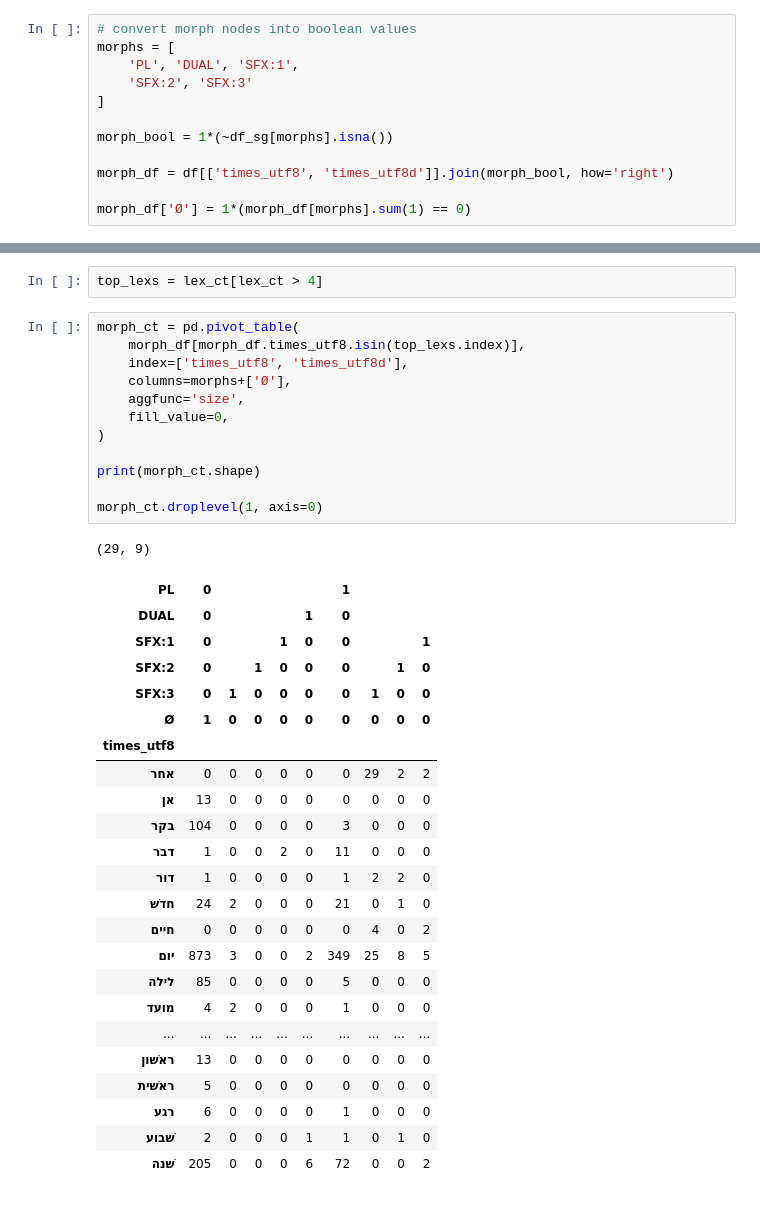
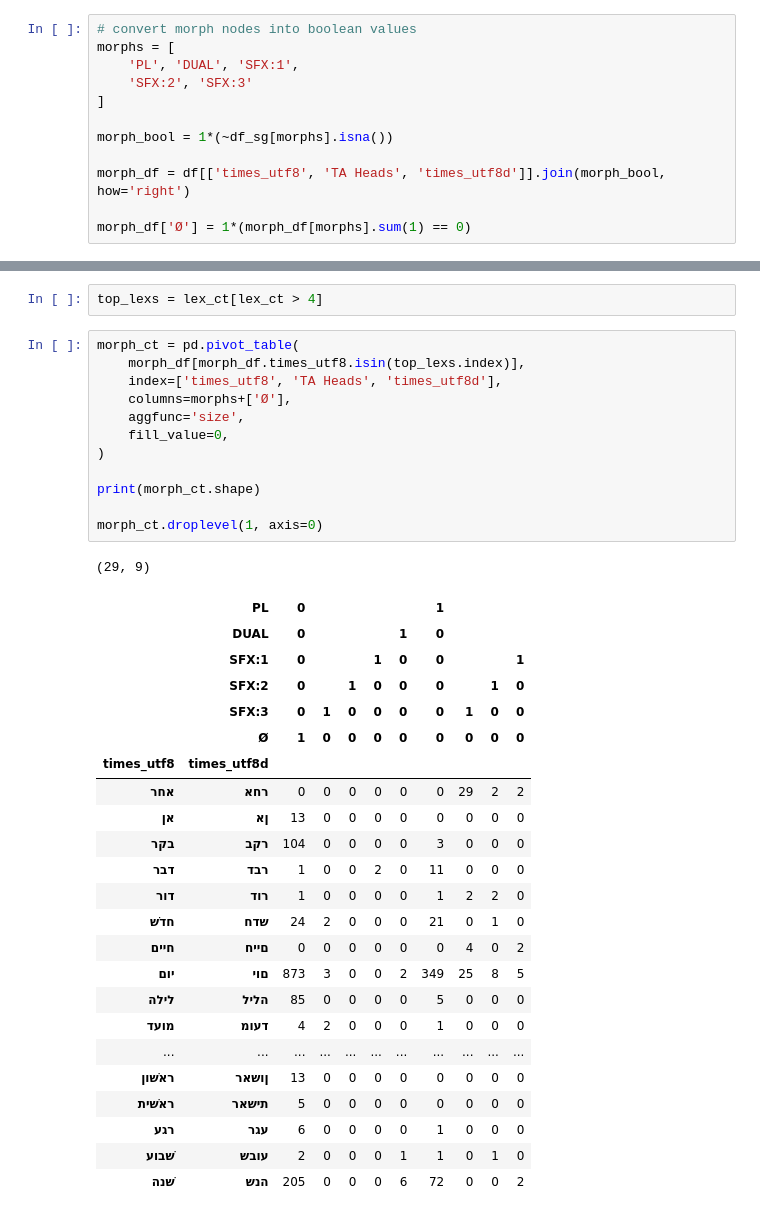
Before and after one commit to CambridgeSemiticsLab/BH_time_collocations, a Jupyter notebook: workflow/notebooks/analysis/morphological_collocations.ipynb, the cells around one changed output, grey strips where cells are left out. Cells and saved outputs as stored; diff of their text form.

```diff
--- a/workflow/notebooks/analysis/morphological_collocations.ipynb
+++ b/workflow/notebooks/analysis/morphological_collocations.ipynb
@@ -36,7 +39,7 @@ morphs = [
 
 morph_bool = 1*(~df_sg[morphs].isna())
 
-morph_df = df[['times_utf8', 'times_utf8d']].join(morph_bool, how='right')
+morph_df = df[['times_utf8', 'TA Heads', 'times_utf8d']].join(morph_bool, how='right')
 
 morph_df['Ø'] = 1*(morph_df[morphs].sum(1) == 0)
 # %%
@@ -84,40 +87,40 @@ top_lexs = lex_ct[lex_ct > 4]
 # %%
 morph_ct = pd.pivot_table(
     morph_df[morph_df.times_utf8.isin(top_lexs.index)],
-    index=['times_utf8', 'times_utf8d'],
+    index=['times_utf8', 'TA Heads', 'times_utf8d'],
     columns=morphs+['Ø'],
     aggfunc='size',
     fill_value=0,
 )
 
 print(morph_ct.shape)
 
 morph_ct.droplevel(1, axis=0)
 # %% [output]
 (29, 9)
-| PL | 0 |  |  |  |  | 1 |  |  |  |
-| DUAL | 0 |  |  |  | 1 | 0 |  |  |  |
-| SFX:1 | 0 |  |  | 1 | 0 | 0 |  |  | 1 |
-| SFX:2 | 0 |  | 1 | 0 | 0 | 0 |  | 1 | 0 |
-| SFX:3 | 0 | 1 | 0 | 0 | 0 | 0 | 1 | 0 | 0 |
-| Ø | 1 | 0 | 0 | 0 | 0 | 0 | 0 | 0 | 0 |
-| times_utf8 |  |  |  |  |  |  |  |  |  |
-| אחר | 0 | 0 | 0 | 0 | 0 | 0 | 29 | 2 | 2 |
-| אן | 13 | 0 | 0 | 0 | 0 | 0 | 0 | 0 | 0 |
-| בקר | 104 | 0 | 0 | 0 | 0 | 3 | 0 | 0 | 0 |
-| דבר | 1 | 0 | 0 | 2 | 0 | 11 | 0 | 0 | 0 |
-| דור | 1 | 0 | 0 | 0 | 0 | 1 | 2 | 2 | 0 |
-| חדשׁ | 24 | 2 | 0 | 0 | 0 | 21 | 0 | 1 | 0 |
-| חיים | 0 | 0 | 0 | 0 | 0 | 0 | 4 | 0 | 2 |
-| יום | 873 | 3 | 0 | 0 | 2 | 349 | 25 | 8 | 5 |
-| לילה | 85 | 0 | 0 | 0 | 0 | 5 | 0 | 0 | 0 |
-| מועד | 4 | 2 | 0 | 0 | 0 | 1 | 0 | 0 | 0 |
-| ... | ... | ... | ... | ... | ... | ... | ... | ... | ... |
-| ראשׁון | 13 | 0 | 0 | 0 | 0 | 0 | 0 | 0 | 0 |
-| ראשׁית | 5 | 0 | 0 | 0 | 0 | 0 | 0 | 0 | 0 |
-| רגע | 6 | 0 | 0 | 0 | 0 | 1 | 0 | 0 | 0 |
-| שׁבוע | 2 | 0 | 0 | 0 | 1 | 1 | 0 | 1 | 0 |
-| שׁנה | 205 | 0 | 0 | 0 | 6 | 72 | 0 | 0 | 2 |
+|  | PL | 0 |  |  |  |  | 1 |  |  |  |
+|  | DUAL | 0 |  |  |  | 1 | 0 |  |  |  |
+|  | SFX:1 | 0 |  |  | 1 | 0 | 0 |  |  | 1 |
+|  | SFX:2 | 0 |  | 1 | 0 | 0 | 0 |  | 1 | 0 |
+|  | SFX:3 | 0 | 1 | 0 | 0 | 0 | 0 | 1 | 0 | 0 |
+|  | Ø | 1 | 0 | 0 | 0 | 0 | 0 | 0 | 0 | 0 |
+| times_utf8 | times_utf8d |  |  |  |  |  |  |  |  |  |
+| אחר | רחא | 0 | 0 | 0 | 0 | 0 | 0 | 29 | 2 | 2 |
+| אן | ןא | 13 | 0 | 0 | 0 | 0 | 0 | 0 | 0 | 0 |
+| בקר | רקב | 104 | 0 | 0 | 0 | 0 | 3 | 0 | 0 | 0 |
+| דבר | רבד | 1 | 0 | 0 | 2 | 0 | 11 | 0 | 0 | 0 |
+| דור | רוד | 1 | 0 | 0 | 0 | 0 | 1 | 2 | 2 | 0 |
+| חדשׁ | שדח | 24 | 2 | 0 | 0 | 0 | 21 | 0 | 1 | 0 |
+| חיים | םייח | 0 | 0 | 0 | 0 | 0 | 0 | 4 | 0 | 2 |
+| יום | םוי | 873 | 3 | 0 | 0 | 2 | 349 | 25 | 8 | 5 |
+| לילה | הליל | 85 | 0 | 0 | 0 | 0 | 5 | 0 | 0 | 0 |
+| מועד | דעומ | 4 | 2 | 0 | 0 | 0 | 1 | 0 | 0 | 0 |
+| ... | ... | ... | ... | ... | ... | ... | ... | ... | ... | ... |
+| ראשׁון | ןושאר | 13 | 0 | 0 | 0 | 0 | 0 | 0 | 0 | 0 |
+| ראשׁית | תישאר | 5 | 0 | 0 | 0 | 0 | 0 | 0 | 0 | 0 |
+| רגע | עגר | 6 | 0 | 0 | 0 | 0 | 1 | 0 | 0 | 0 |
+| שׁבוע | עובש | 2 | 0 | 0 | 0 | 1 | 1 | 0 | 1 | 0 |
+| שׁנה | הנש | 205 | 0 | 0 | 0 | 6 | 72 | 0 | 0 | 2 |
 # %%
 advbs = (morph_ct[(0, 0, 0, 0, 0, 1)] - morph_ct.sum(1)) == 0
 advbs = advbs[advbs]
```
Also changed, not shown: parts of 15 cells of this notebook, 18 other files.
